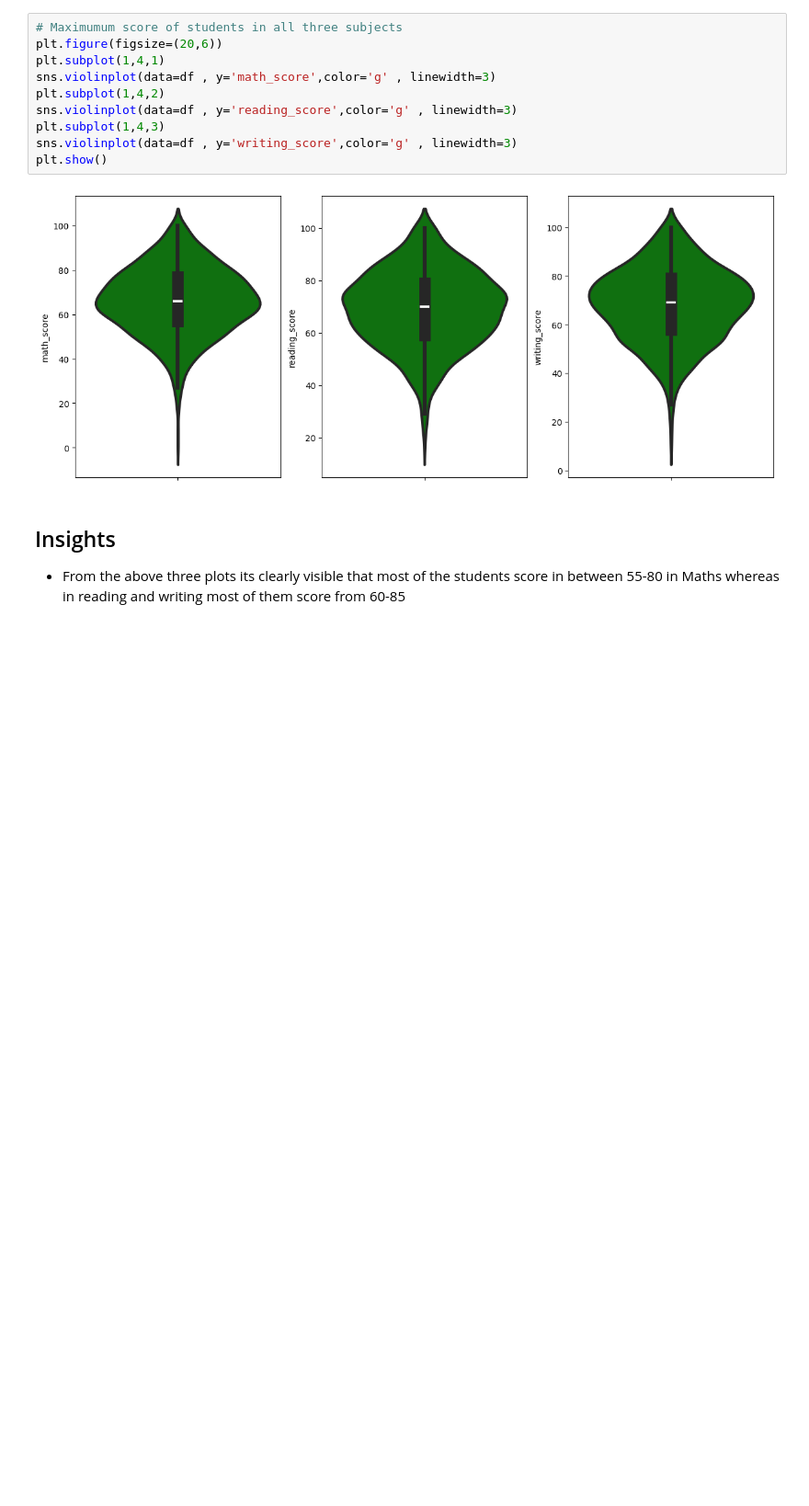
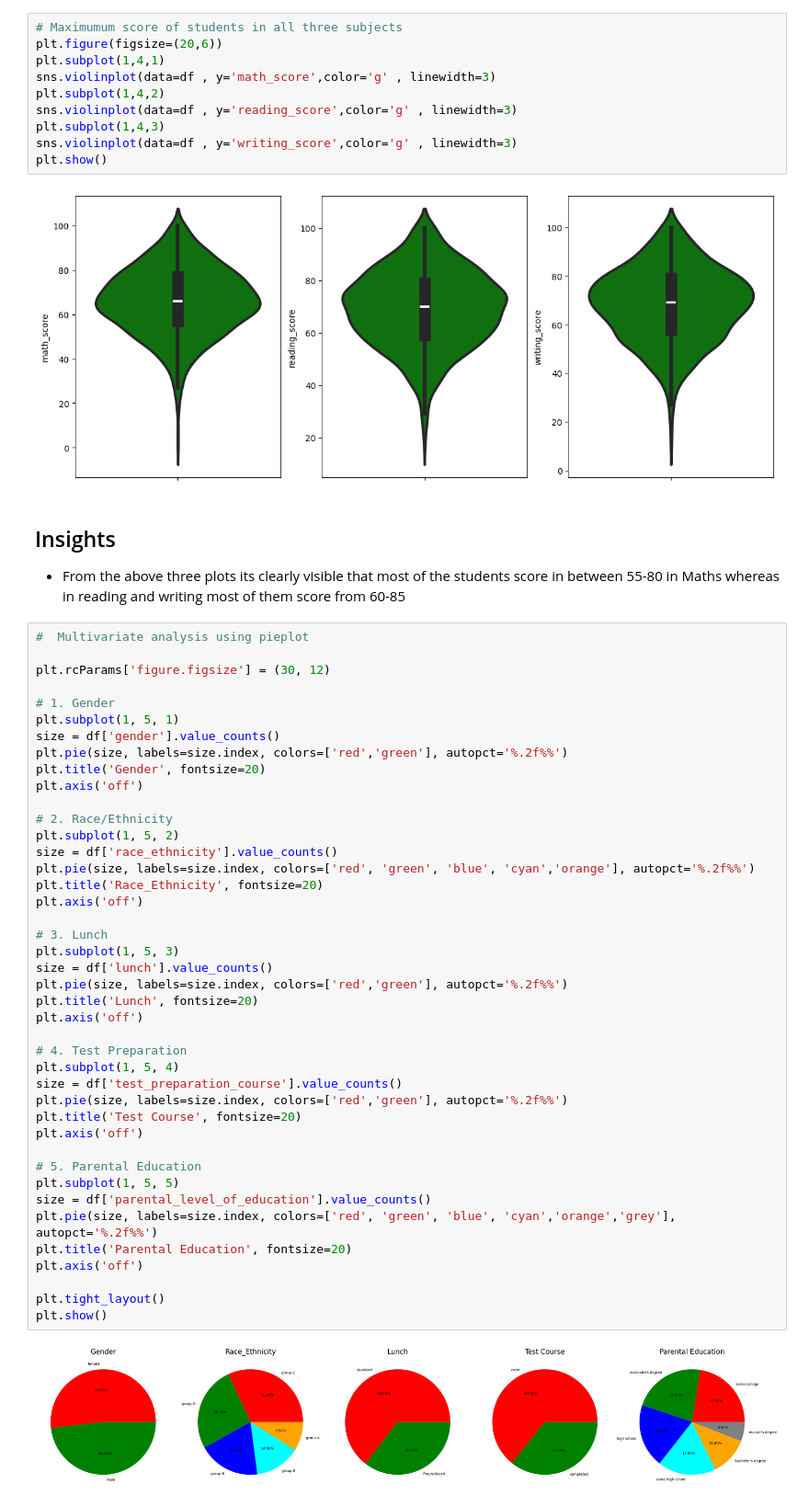
Before and after one commit to Sahana1234n/ML-Project, a Jupyter notebook: notebook/data/1.EDA.ipynb, the cells around one changed output. Shown at 92% size. Drawn from its saved outputs; the diff is of its cells as text; blank space fills up the shorter version.

```diff
--- a/notebook/data/1.EDA.ipynb
+++ b/notebook/data/1.EDA.ipynb
@@ -247,3 +247,47 @@ plt.show()
 # %% [markdown]
 ## Insights
 - From the above three plots its clearly visible that most of the students score in between 55-80 in Maths whereas in reading and writing most of them score from 60-85
+# %%
+#  Multivariate analysis using pieplot
+
+plt.rcParams['figure.figsize'] = (30, 12)
+
+# 1. Gender
+plt.subplot(1, 5, 1)
+size = df['gender'].value_counts()
+plt.pie(size, labels=size.index, colors=['red','green'], autopct='%.2f%%')
+plt.title('Gender', fontsize=20)
+plt.axis('off')
+
+# 2. Race/Ethnicity
+plt.subplot(1, 5, 2)
+size = df['race_ethnicity'].value_counts()
+plt.pie(size, labels=size.index, colors=['red', 'green', 'blue', 'cyan','orange'], autopct='%.2f%%')
+plt.title('Race_Ethnicity', fontsize=20)
+plt.axis('off')
+
+# 3. Lunch
+plt.subplot(1, 5, 3)
+size = df['lunch'].value_counts()
+plt.pie(size, labels=size.index, colors=['red','green'], autopct='%.2f%%')
+plt.title('Lunch', fontsize=20)
+plt.axis('off')
+
+# 4. Test Preparation
+plt.subplot(1, 5, 4)
+size = df['test_preparation_course'].value_counts()
+plt.pie(size, labels=size.index, colors=['red','green'], autopct='%.2f%%')
+plt.title('Test Course', fontsize=20)
+plt.axis('off')
+
+# 5. Parental Education
+plt.subplot(1, 5, 5)
+size = df['parental_level_of_education'].value_counts()
+plt.pie(size, labels=size.index, colors=['red', 'green', 'blue', 'cyan','orange','grey'], autopct='%.2f%%')
+plt.title('Parental Education', fontsize=20)
+plt.axis('off')
+
+plt.tight_layout()
+plt.show()
+# %% [output]
+[figure, added]
```
Also changed, not shown: parts of 30 cells of this notebook, 6 other files.
